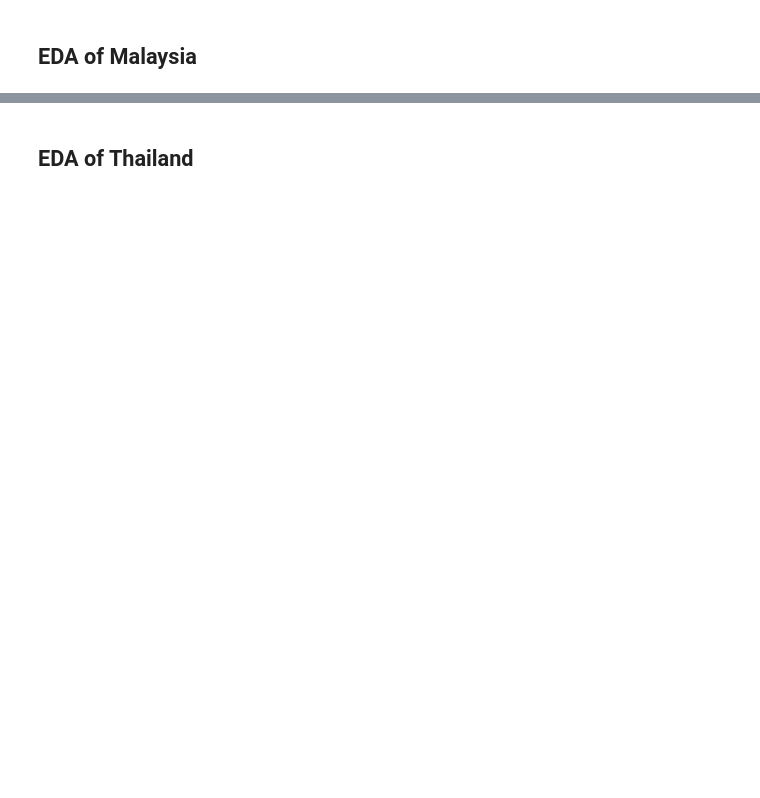
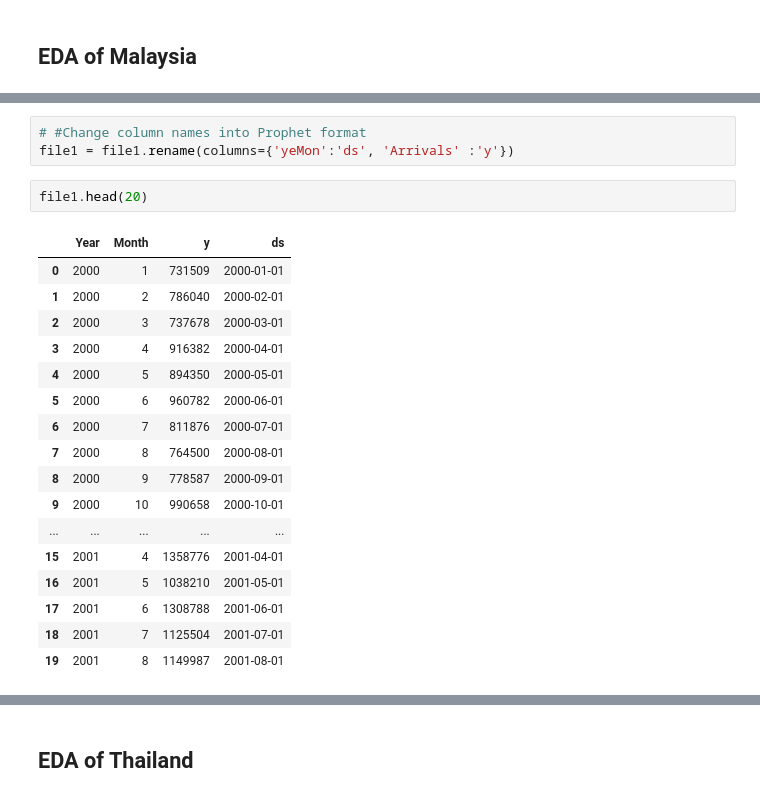
Before and after one commit to geadkee/FYP-TouristArrivalsPrediction, a Jupyter notebook: EDA.ipynb, the cells around one changed output, grey strips where cells are left out. Cells and saved outputs as stored; diff of their text form; blank space fills up the shorter version.

```diff
--- a/EDA.ipynb
+++ b/EDA.ipynb
@@ -15,0 +39,23 @@ from prophet import Prophet
+# %%
+# #Change column names into Prophet format
+file1 = file1.rename(columns={'yeMon':'ds', 'Arrivals' :'y'})
+# %%
+file1.head(20)
+# %% [output]
+|  | Year | Month | y | ds |
+| 0 | 2000 | 1 | 731509 | 2000-01-01 |
+| 1 | 2000 | 2 | 786040 | 2000-02-01 |
+| 2 | 2000 | 3 | 737678 | 2000-03-01 |
+| 3 | 2000 | 4 | 916382 | 2000-04-01 |
+| 4 | 2000 | 5 | 894350 | 2000-05-01 |
+| 5 | 2000 | 6 | 960782 | 2000-06-01 |
+| 6 | 2000 | 7 | 811876 | 2000-07-01 |
+| 7 | 2000 | 8 | 764500 | 2000-08-01 |
+| 8 | 2000 | 9 | 778587 | 2000-09-01 |
+| 9 | 2000 | 10 | 990658 | 2000-10-01 |
+| ... | ... | ... | ... | ... |
+| 15 | 2001 | 4 | 1358776 | 2001-04-01 |
+| 16 | 2001 | 5 | 1038210 | 2001-05-01 |
+| 17 | 2001 | 6 | 1308788 | 2001-06-01 |
+| 18 | 2001 | 7 | 1125504 | 2001-07-01 |
+| 19 | 2001 | 8 | 1149987 | 2001-08-01 |
```
Also changed, not shown: parts of 6 cells of this notebook.
